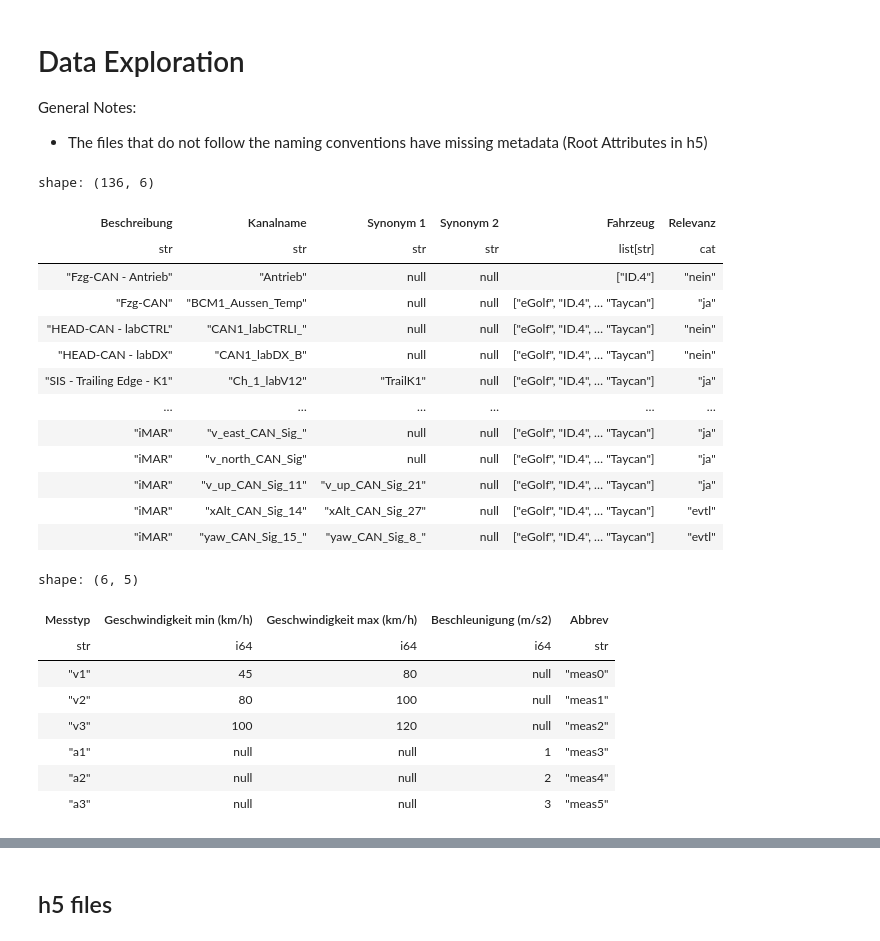
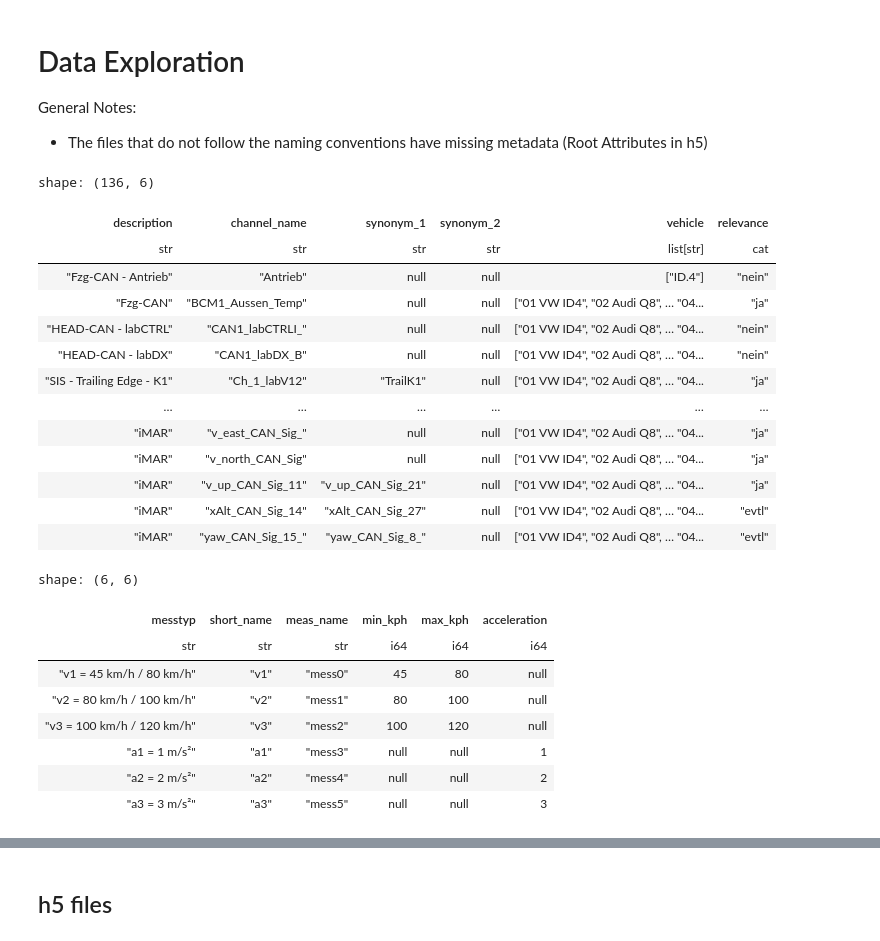
Before and after one commit to m-j-w-f/ROAR, a Jupyter notebook: src/roar/notenbooks/explore.ipynb, the cells around one changed output, grey strips where cells are left out. Cells and saved outputs as stored; diff of their text form; code cells hidden in the pictures.

```diff
--- a/src/roar/notenbooks/explore.ipynb
+++ b/src/roar/notenbooks/explore.ipynb
@@ -16,41 +18,42 @@ from roar import ALL_VEHICLES, DATA_DIR, TYRE_CLEAN_NAMES, VEHICLE_CLEAN_NAMES
 # %%
 # Some data cleaning for better usability
-all_channel_names = pl.read_csv(DATA_DIR / "Extras" / "all_measurement_channels name.csv")
+all_channel_names = pl.read_csv(EXTRAS_DIR / "all_measurement_channels name.csv")
 all_channel_names = all_channel_names.with_columns(
-    pl.col("Fahrzeug")
+    pl.col("vehicle")
     .str.replace(" ", "")
     .str.split(",")
     .replace(VEHICLE_CLEAN_NAMES)
     .replace({tuple(["alle"]): ALL_VEHICLES}),
-    pl.col("Relevanz").cast(pl.Categorical),
+    pl.col("relevance").cast(pl.Categorical),
 )
 all_channel_names
 # %% [output]
 shape: (136, 6)
-| Beschreibung | Kanalname | Synonym 1 | Synonym 2 | Fahrzeug | Relevanz |
+| description | channel_name | synonym_1 | synonym_2 | vehicle | relevance |
 | str | str | str | str | list[str] | cat |
 | "Fzg-CAN - Antrieb" | "Antrieb" | null | null | ["ID.4"] | "nein" |
-| "Fzg-CAN" | "BCM1_Aussen_Temp" | null | null | ["eGolf", "ID.4", … "Taycan"] | "ja" |
-| "HEAD-CAN - labCTRL" | "CAN1_labCTRLI_" | null | null | ["eGolf", "ID.4", … "Taycan"] | "nein" |
-| "HEAD-CAN - labDX" | "CAN1_labDX_B" | null | null | ["eGolf", "ID.4", … "Taycan"] | "nein" |
-| "SIS - Trailing Edge - K1" | "Ch_1_labV12" | "TrailK1" | null | ["eGolf", "ID.4", … "Taycan"] | "ja" |
+| "Fzg-CAN" | "BCM1_Aussen_Temp" | null | null | ["01 VW ID4", "02 Audi Q8", … "04... | "ja" |
+| "HEAD-CAN - labCTRL" | "CAN1_labCTRLI_" | null | null | ["01 VW ID4", "02 Audi Q8", … "04... | "nein" |
+| "HEAD-CAN - labDX" | "CAN1_labDX_B" | null | null | ["01 VW ID4", "02 Audi Q8", … "04... | "nein" |
+| "SIS - Trailing Edge - K1" | "Ch_1_labV12" | "TrailK1" | null | ["01 VW ID4", "02 Audi Q8", … "04... | "ja" |
 | … | … | … | … | … | … |
-| "iMAR" | "v_east_CAN_Sig_" | null | null | ["eGolf", "ID.4", … "Taycan"] | "ja" |
-| "iMAR" | "v_north_CAN_Sig" | null | null | ["eGolf", "ID.4", … "Taycan"] | "ja" |
-| "iMAR" | "v_up_CAN_Sig_11" | "v_up_CAN_Sig_21" | null | ["eGolf", "ID.4", … "Taycan"] | "ja" |
-| "iMAR" | "xAlt_CAN_Sig_14" | "xAlt_CAN_Sig_27" | null | ["eGolf", "ID.4", … "Taycan"] | "evtl" |
-| "iMAR" | "yaw_CAN_Sig_15_" | "yaw_CAN_Sig_8_" | null | ["eGolf", "ID.4", … "Taycan"] | "evtl" |
+| "iMAR" | "v_east_CAN_Sig_" | null | null | ["01 VW ID4", "02 Audi Q8", … "04... | "ja" |
+| "iMAR" | "v_north_CAN_Sig" | null | null | ["01 VW ID4", "02 Audi Q8", … "04... | "ja" |
+| "iMAR" | "v_up_CAN_Sig_11" | "v_up_CAN_Sig_21" | null | ["01 VW ID4", "02 Audi Q8", … "04... | "ja" |
+| "iMAR" | "xAlt_CAN_Sig_14" | "xAlt_CAN_Sig_27" | null | ["01 VW ID4", "02 Audi Q8", … "04... | "evtl" |
+| "iMAR" | "yaw_CAN_Sig_15_" | "yaw_CAN_Sig_8_" | null | ["01 VW ID4", "02 Audi Q8", … "04... | "evtl" |
 # %%
-messungen = pl.read_csv(DATA_DIR / "Extras" / "messungen.csv")
-messungen
+# Speed/measurement type information
+speed_info = pl.read_csv(EXTRAS_DIR / "speed.csv")
+speed_info
 # %% [output]
-shape: (6, 5)
+shape: (6, 6)
-| Messtyp | Geschwindigkeit min (km/h) | Geschwindigkeit max (km/h) | Beschleunigung (m/s2) | Abbrev |
-| str | i64 | i64 | i64 | str |
-| "v1" | 45 | 80 | null | "meas0" |
-| "v2" | 80 | 100 | null | "meas1" |
-| "v3" | 100 | 120 | null | "meas2" |
-| "a1" | null | null | 1 | "meas3" |
-| "a2" | null | null | 2 | "meas4" |
-| "a3" | null | null | 3 | "meas5" |
+| messtyp | short_name | meas_name | min_kph | max_kph | acceleration |
+| str | str | str | i64 | i64 | i64 |
+| "v1 = 45 km/h / 80 km/h" | "v1" | "mess0" | 45 | 80 | null |
+| "v2 = 80 km/h / 100 km/h" | "v2" | "mess1" | 80 | 100 | null |
+| "v3 = 100 km/h / 120 km/h" | "v3" | "mess2" | 100 | 120 | null |
+| "a1 = 1 m/s²" | "a1" | "mess3" | null | null | 1 |
+| "a2 = 2 m/s²" | "a2" | "mess4" | null | null | 2 |
+| "a3 = 3 m/s²" | "a3" | "mess5" | null | null | 3 |
 # %%
```
Also changed, not shown: parts of 14 cells of this notebook, 6 other files.
